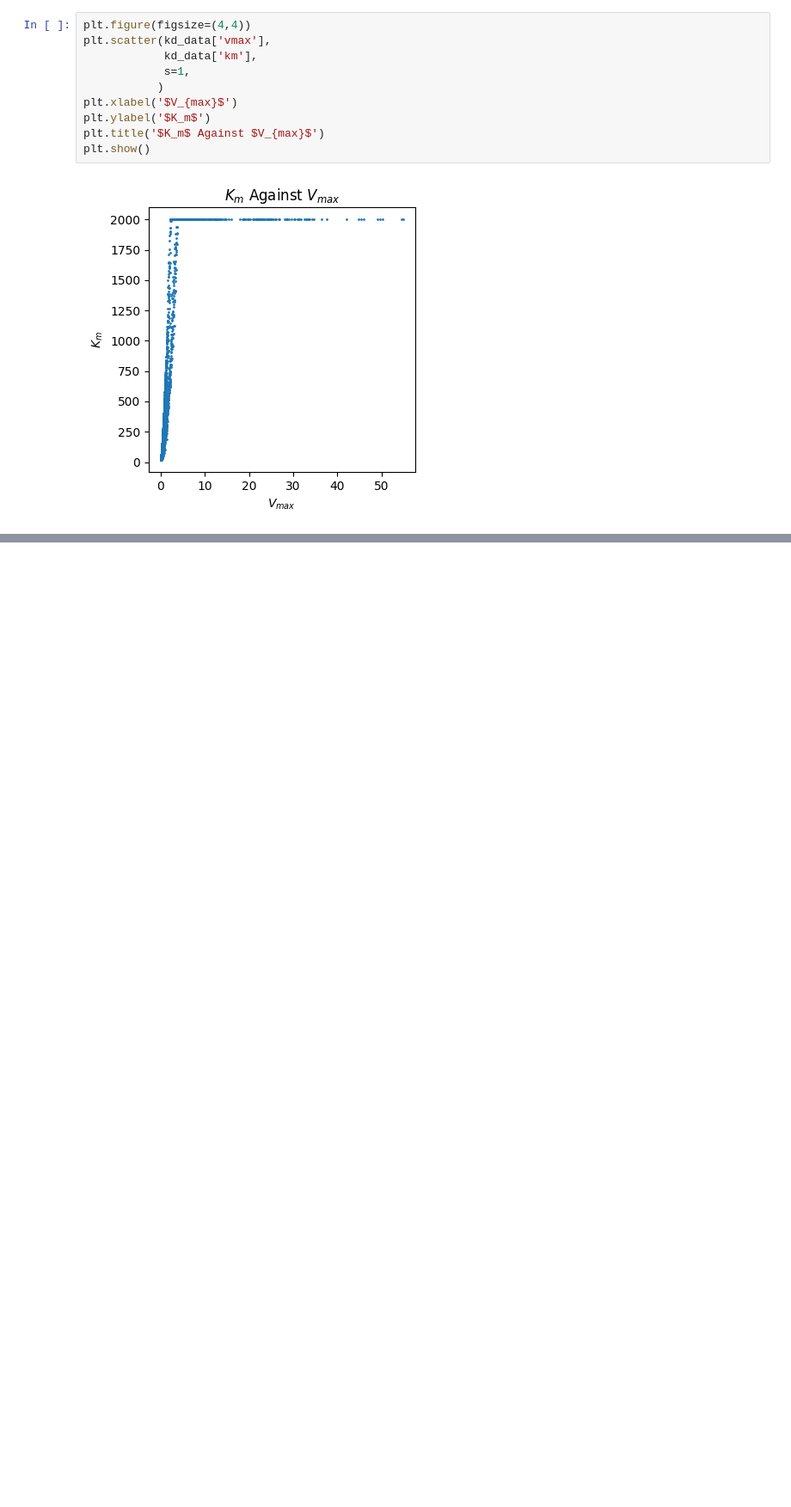
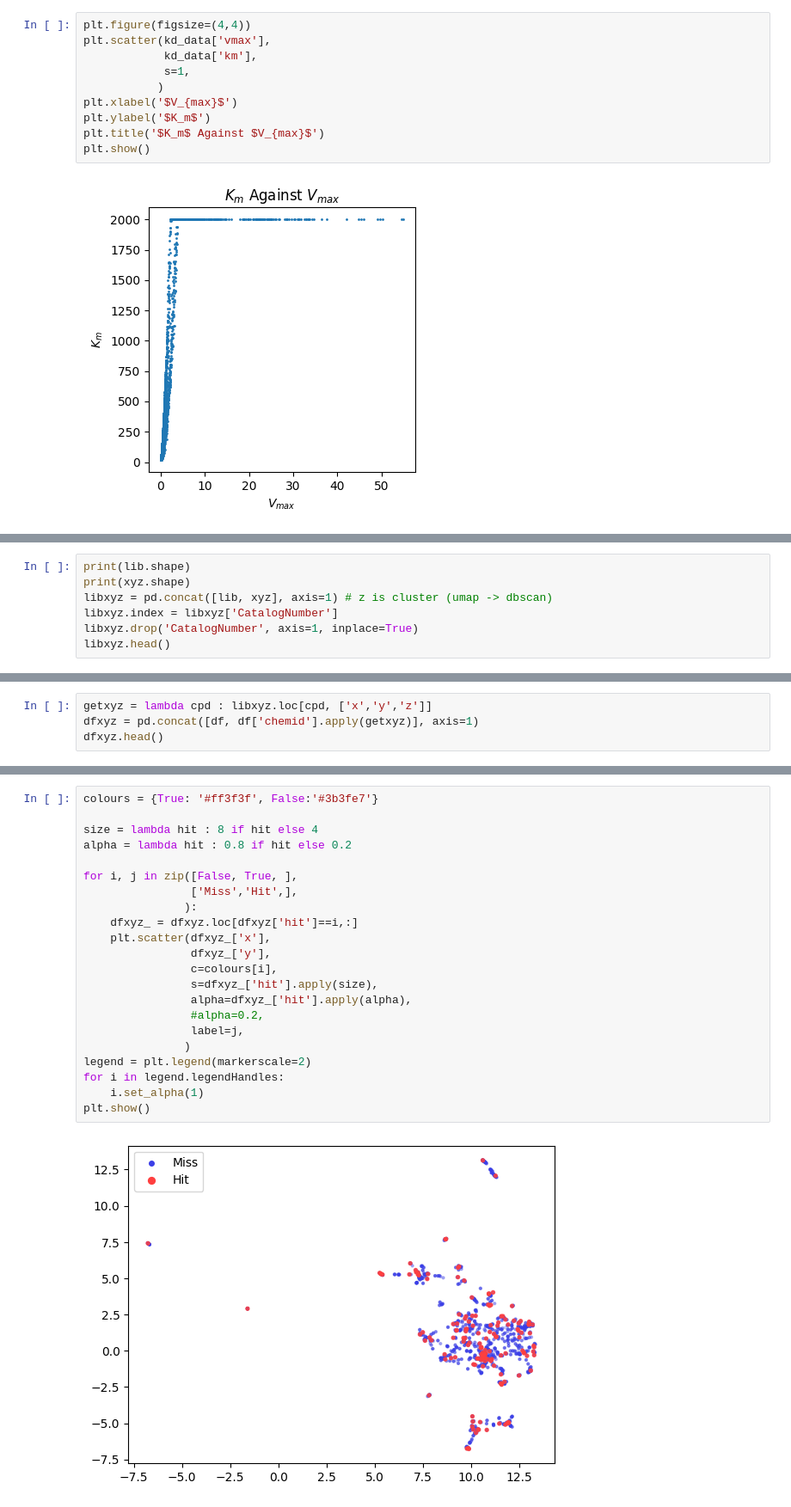
Before and after one commit to TrellixVulnTeam/screening-fist_OO2T, a Jupyter notebook: nb/screening-data.ipynb, the cells around one changed output, grey strips where cells are left out. Shown at 86% size. Drawn from its saved outputs; the diff is of its cells as text; blank space fills up the shorter version.

Commit message:
screening data umap mapped to hits img/cpd-umap-hits.png ; screening-data.ipynb

```diff
--- a/nb/screening-data.ipynb
+++ b/nb/screening-data.ipynb
@@ -351,0 +381,7 @@ print(kms.to_markdown(index=False))
+# %%
+print(lib.shape)
+print(xyz.shape)
+libxyz = pd.concat([lib, xyz], axis=1) # z is cluster (umap -> dbscan)
+libxyz.index = libxyz['CatalogNumber']
+libxyz.drop('CatalogNumber', axis=1, inplace=True)
+libxyz.head()
@@ -351,0 +398,4 @@ print(kms.to_markdown(index=False))
+# %%
+getxyz = lambda cpd : libxyz.loc[cpd, ['x','y','z']]
+dfxyz = pd.concat([df, df['chemid'].apply(getxyz)], axis=1)
+dfxyz.head()
@@ -351,0 +438,24 @@ print(kms.to_markdown(index=False))
+# %%
+colours = {True: '#ff3f3f', False:'#3b3fe7'}
+
+size = lambda hit : 8 if hit else 4
+alpha = lambda hit : 0.8 if hit else 0.2
+
+for i, j in zip([False, True, ],
+                ['Miss','Hit',],
+               ):
+    dfxyz_ = dfxyz.loc[dfxyz['hit']==i,:]
+    plt.scatter(dfxyz_['x'],
+                dfxyz_['y'],
+                c=colours[i],
+                s=dfxyz_['hit'].apply(size),
+                alpha=dfxyz_['hit'].apply(alpha),
+                #alpha=0.2,
+                label=j,
+               )
+legend = plt.legend(markerscale=2)
+for i in legend.legendHandles:
+    i.set_alpha(1)
+plt.show()
+# %% [output]
+[figure, added]
```
Also changed, not shown: parts of 12 cells of this notebook, 1 other file.
